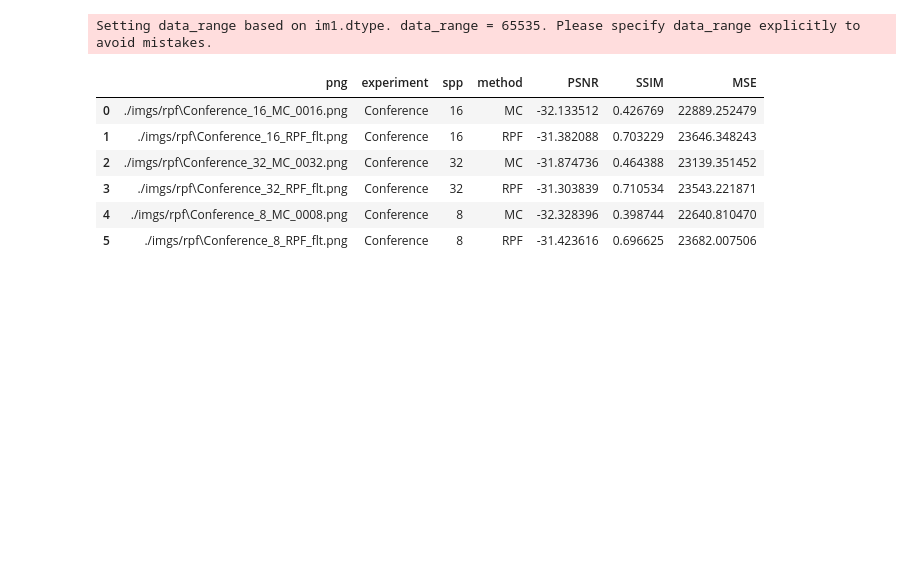
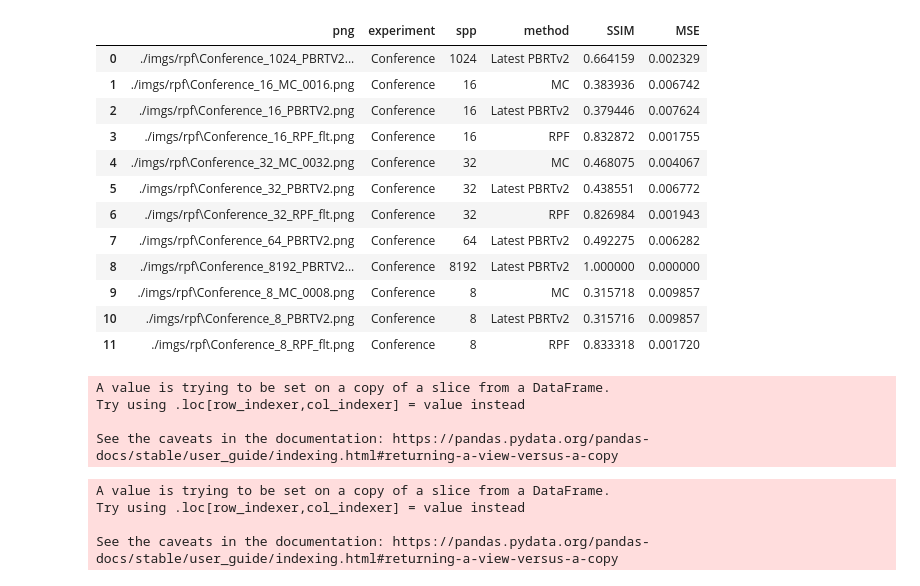
Before and after one commit to tux550/RPF-PBRT-v2-docker, a Jupyter notebook: analisis.ipynb, the cells around one changed output. Drawn from its saved outputs; the diff is of its cells as text; code cells hidden in the pictures; blank space fills up the shorter version.

```diff
--- a/analisis.ipynb
+++ b/analisis.ipynb
@@ -64,53 +65,94 @@ pngs = glob.glob("./imgs/rpf/*.png")
 
 # Load ground truth
 import cv2
-gt = cv2.imread("./imgs/rpf/highres8192.png", cv2.IMREAD_UNCHANGED)
+gt = cv2.imread("./imgs/rpf/Conference_8192_PBRTV2.png", cv2.IMREAD_COLOR)
 
 # Score function
 def image_scores(gt, img):
-    s1 = cv2.PSNR(gt, img)
+    s3 = np.mean((gt/255.0 - img/255.0) ** 2)
     s2 = ssim(gt, img, win_size=7, channel_axis=-1)  # Specify win_size and channel_axis
-    s3 = np.mean((gt - img) ** 2)
-    return s1, s2, s3
+    #s1 = cv2.PSNR(gt, img)
+
+
+    return s2, s3
 
 # Capture the {experiment}_{spp}_{method}_....png
 import re
 data = []
-data_header = ["png", "experiment", "spp", "method", "PSNR", "SSIM", "MSE"]
+data_header = ["png", "experiment", "spp", "method", "SSIM", "MSE"]
 data.append(data_header)
 for png in pngs:
 
     # Load image
-    img = cv2.imread(png, cv2.IMREAD_UNCHANGED)
+    img = cv2.imread(png, cv2.IMREAD_COLOR)
     # Score image
     scores = image_scores(gt, img)
 
     match = re.search(r"(\w+)_(\d+)_(\w+)_", png)
+    if  not match:
+        # Special case of PBRTV2
+        match = re.search(r"(\w+)_(\d+)_(\w+)", png)
+
     if match:
         experiment, spp_str, method = match.groups()
         spp = int(spp_str)
 
         this_data : list[Union[str, float]] = [png,]
         this_data.extend( [experiment, spp, method] )
         this_data.extend(scores)
         data.append(this_data)
-
 # To DataFrame
 df = pd.DataFrame(data[1:], columns=data[0])
+# Rename PBRTV2 to Latest PBRTv2 in method column
+df["method"] = df["method"].replace("PBRTV2", "Latest PBRTv2")
 df
 # %% [output]
-Setting data_range based on im1.dtype. data_range = 65535. Please specify data_range explicitly to avoid mistakes.
-|  | png | experiment | spp | method | PSNR | SSIM | MSE |
-| 0 | ./imgs/rpf\Conference_16_MC_0016.png | Conference | 16 | MC | -32.133512 | 0.426769 | 22889.252479 |
-| 1 | ./imgs/rpf\Conference_16_RPF_flt.png | Conference | 16 | RPF | -31.382088 | 0.703229 | 23646.348243 |
-| 2 | ./imgs/rpf\Conference_32_MC_0032.png | Conference | 32 | MC | -31.874736 | 0.464388 | 23139.351452 |
-| 3 | ./imgs/rpf\Conference_32_RPF_flt.png | Conference | 32 | RPF | -31.303839 | 0.710534 | 23543.221871 |
-| 4 | ./imgs/rpf\Conference_8_MC_0008.png | Conference | 8 | MC | -32.328396 | 0.398744 | 22640.810470 |
-| 5 | ./imgs/rpf\Conference_8_RPF_flt.png | Conference | 8 | RPF | -31.423616 | 0.696625 | 23682.007506 |
+|  | png | experiment | spp | method | SSIM | MSE |
+| 0 | ./imgs/rpf\Conference_1024_PBRTV2... | Conference | 1024 | Latest PBRTv2 | 0.664159 | 0.002329 |
+| 1 | ./imgs/rpf\Conference_16_MC_0016.png | Conference | 16 | MC | 0.383936 | 0.006742 |
+| 2 | ./imgs/rpf\Conference_16_PBRTV2.png | Conference | 16 | Latest PBRTv2 | 0.379446 | 0.007624 |
+| 3 | ./imgs/rpf\Conference_16_RPF_flt.png | Conference | 16 | RPF | 0.832872 | 0.001755 |
+| 4 | ./imgs/rpf\Conference_32_MC_0032.png | Conference | 32 | MC | 0.468075 | 0.004067 |
+| 5 | ./imgs/rpf\Conference_32_PBRTV2.png | Conference | 32 | Latest PBRTv2 | 0.438551 | 0.006772 |
+| 6 | ./imgs/rpf\Conference_32_RPF_flt.png | Conference | 32 | RPF | 0.826984 | 0.001943 |
+| 7 | ./imgs/rpf\Conference_64_PBRTV2.png | Conference | 64 | Latest PBRTv2 | 0.492275 | 0.006282 |
+| 8 | ./imgs/rpf\Conference_8192_PBRTV2... | Conference | 8192 | Latest PBRTv2 | 1.000000 | 0.000000 |
+| 9 | ./imgs/rpf\Conference_8_MC_0008.png | Conference | 8 | MC | 0.315718 | 0.009857 |
+| 10 | ./imgs/rpf\Conference_8_PBRTV2.png | Conference | 8 | Latest PBRTv2 | 0.315716 | 0.009857 |
+| 11 | ./imgs/rpf\Conference_8_RPF_flt.png | Conference | 8 | RPF | 0.833318 | 0.001720 |
+# %%
+df_input = df[["method", "spp", "SSIM"]]
+# Only select method="RPF"
+#df_input = df_input[df_input["method"] in
+# Apply log scale to spp
+df_input["spp"] = np.log(df_input["spp"])
+df_melted = df_input.melt(id_vars=["spp", "method"], var_name="metric", value_name="value")
+df_melted = df_melted.sort_values(by=["spp", "method"])
+fig = px.line(
+    df_melted,
+    x="spp",
+    y="value",
+    color="method",
+    markers=True,
+    labels={"size": "Size", "method": "Method", "value": "SSIM", "spp": "Log Samples Per Pixel ( log(spp) )"},
+    title="Comparación de SSIM (PBRTv2)"
+)
+fig.update_layout(
+  template="plotly_dark",
+)
+fig.write_image("./imgs/analisis/ssim.png")
+fig.show()
+# %% [output]
+A value is trying to be set on a copy of a slice from a DataFrame.
+Try using .loc[row_indexer,col_indexer] = value instead
+
+See the caveats in the documentation: https://pandas.pydata.org/pandas-docs/stable/user_guide/indexing.html#returning-a-view-versus-a-copy
 # %%
 df_input = df[["method", "spp", "MSE"]]
 # Only select method="RPF"
-df_input = df_input[df_input["method"] == "RPF"]
+#df_input = df_input[df_input["method"] in
+# Apply log scale to spp
+df_input["spp"] = np.log(df_input["spp"])
 df_melted = df_input.melt(id_vars=["spp", "method"], var_name="metric", value_name="value")
 df_melted = df_melted.sort_values(by=["spp", "method"])
 fig = px.line(
@@ -119,7 +161,7 @@ fig = px.line(
     y="value",
     color="method",
     markers=True,
-    labels={"size": "Size", "value": "Value", "method": "Method", "value": "Value", "spp": "Sample Per Pixel (spp)"},
+    labels={"size": "Size", "method": "Method", "value": "MSE", "spp": "Log Samples Per Pixel ( log(spp) )"},
     title="Comparación de MSE (PBRTv2)"
 )
 fig.update_layout(
@@ -127,3 +169,8 @@ fig.update_layout(
 )
 fig.write_image("./imgs/analisis/mse.png")
 fig.show()
+# %% [output]
+A value is trying to be set on a copy of a slice from a DataFrame.
+Try using .loc[row_indexer,col_indexer] = value instead
+
+See the caveats in the documentation: https://pandas.pydata.org/pandas-docs/stable/user_guide/indexing.html#returning-a-view-versus-a-copy
```
Also changed, not shown: parts of 1 cell of this notebook, 20 other files.
